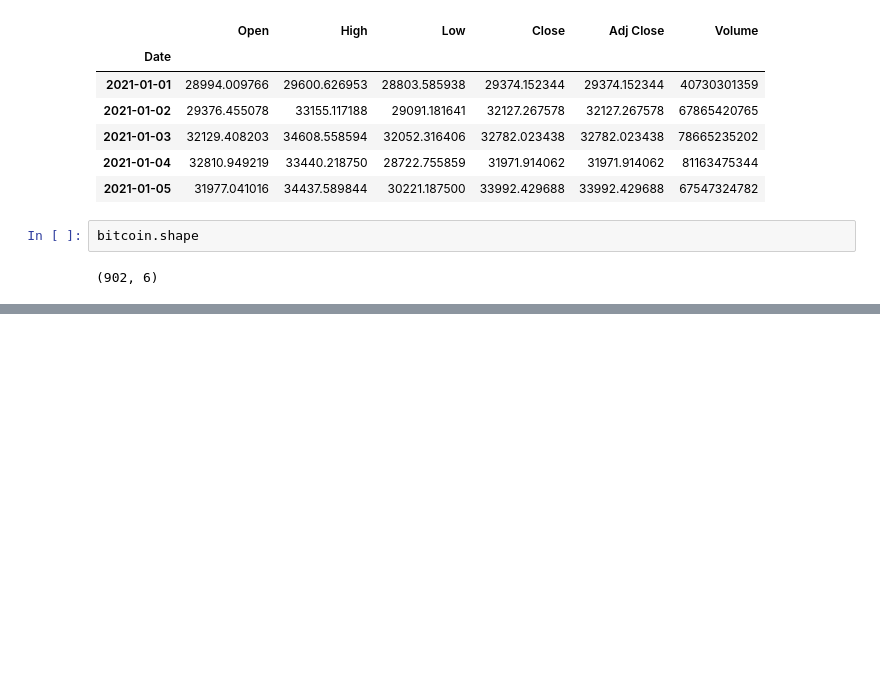
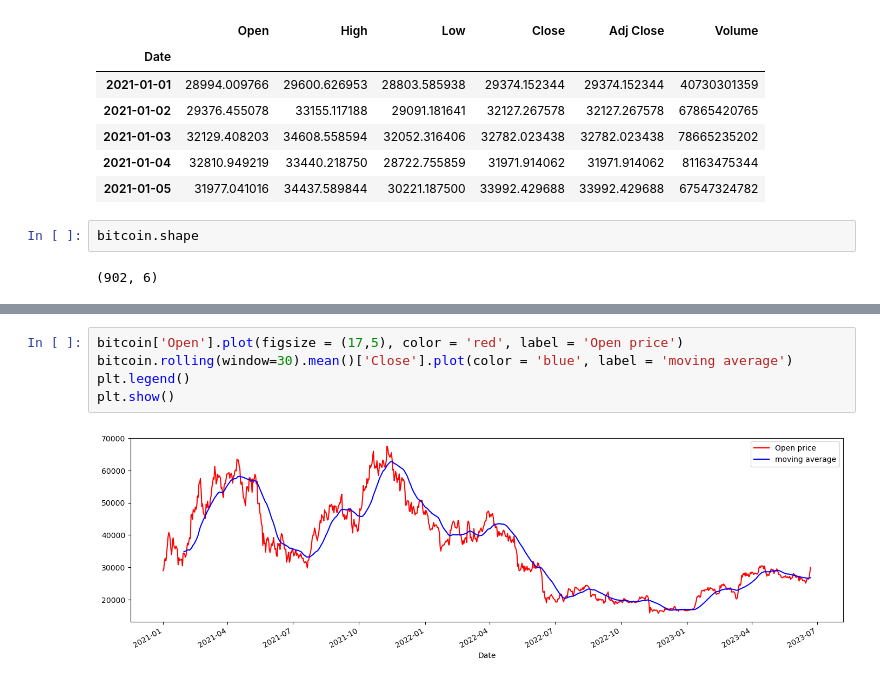
Before and after one commit to codewaly/finance, a Jupyter notebook: pandas_for_TM.ipynb, the cells around one changed output, grey strips where cells are left out. Drawn from its saved outputs; the diff is of its cells as text; blank space fills up the shorter version.

```diff
--- a/pandas_for_TM.ipynb
+++ b/pandas_for_TM.ipynb
@@ -228,0 +222,7 @@ plt.show()
+# %%
+bitcoin['Open'].plot(figsize = (17,5), color = 'red', label = 'Open price')
+bitcoin.rolling(window=30).mean()['Close'].plot(color = 'blue', label = 'moving average')
+plt.legend()
+plt.show()
+# %% [output]
+[figure, added]
```
Also changed, not shown: parts of 40 cells of this notebook.
